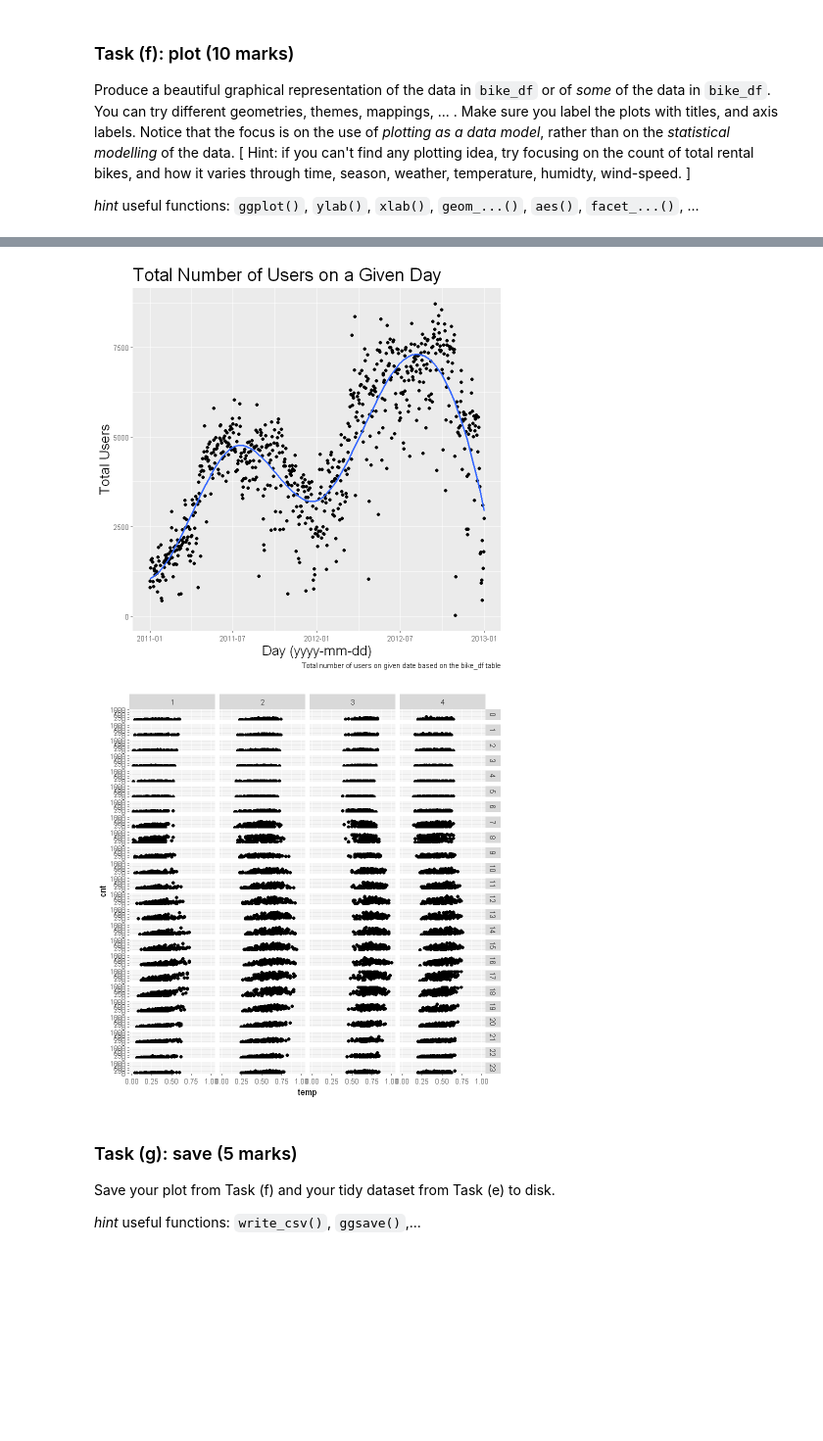
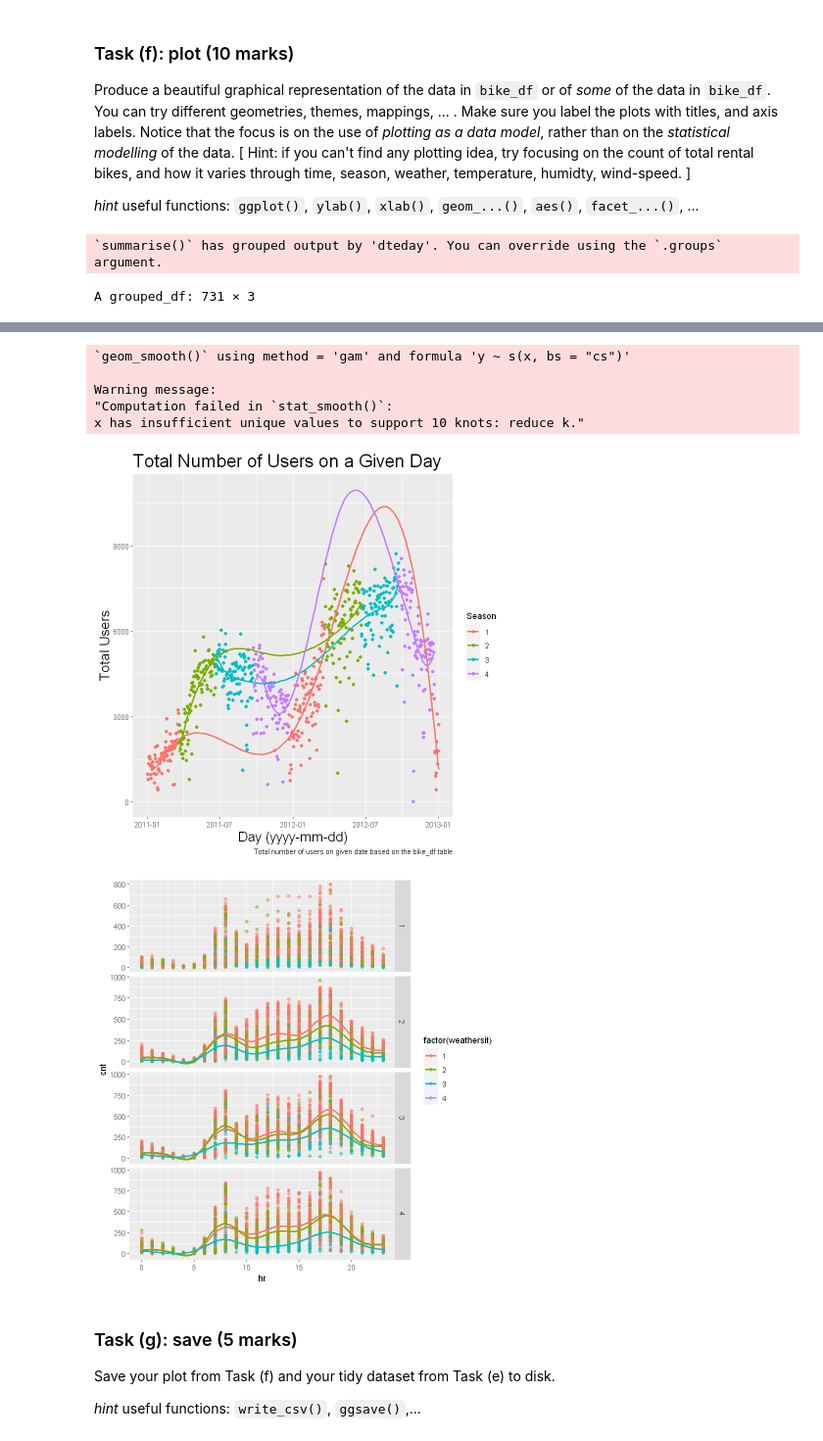
Before and after one commit to blackhakx/Data-Wrangling, a Jupyter notebook: DATA422_Assignment1_R.ipynb, the cells around one changed output, grey strips where cells are left out. Shown: that part at 98% size. Drawn from its saved outputs; the diff is of its cells as text; code cells hidden in the pictures; blank space fills up the shorter version.

```diff
--- a/DATA422_Assignment1_R.ipynb
+++ b/DATA422_Assignment1_R.ipynb
@@ -404,29 +404,40 @@ _hint_ useful functions: `ggplot()`, `ylab()`, `xlab()`, `geom_...()`, `aes()`,
 # %%
 #extract dteday column and create new total_users_day column with values of total users on each day
 gdate <- bike_df%>%
-    group_by(dteday)%>%
+    group_by(dteday,season)%>%
     summarise(total_users_day=sum(cnt))
 
-gdate$dteday <- as.Date(gdate$dteday) # change the dteday class to Date class
+# change the dteday class to Date class
+gdate$dteday <- as.Date(gdate$dteday)
 
+#preset ggplot graph with x = dteday, and y = total_users_day using gdate matrix
 date_cust_plot <- ggplot(gdate, aes(x = dteday,
-                            y = total_users_day
+                            y = total_users_day,
+                            color = factor(season)
                            ))
+gdate
 date_cust_plot +
-    geom_point() +
-    geom_smooth(method = lm, formula = y ~ splines::bs(x,6), se = F) +
+    geom_point() + #draw scatterplot
+    geom_smooth(method = lm, formula = y ~ splines::bs(x,6), se = F) + #draw a regression line
     labs(title = "Total Number of Users on a Given Day",
         x = "Day (yyyy-mm-dd)",
         y = "Total Users",
+        color = "Season",
         caption = "Total number of users on given date based on the bike_df table") +
     theme(plot.title = element_text(size = rel(2)),
          axis.title.y = element_text(size = rel(1.5)),
          axis.title.x = element_text(size = rel(1.5)))
 
 #using tidy_bike table to facet for season graph on number of users based on the temp
-temp_plot <- ggplot(tidy_bike, aes(x = temp, y = cnt))
+temp_plot <- ggplot(tidy_bike, aes(x = hr,
+                                   y = cnt,
+                                   color = factor(weathersit)))
 temp_plot +
-    geom_point() +
-    facet_grid(vars(hr), vars(season))
-    #facet_grid(rows = vars(season), column = vars(hr))
+    geom_point(alpha = 0.5) +
+    labs(titlecolor = "Season",
+    facet_grid(vars(weathersit), vars(season)) +
+    facet_grid(rows = vars(season), scales = "free") +
+    geom_smooth(se=F)
 # %% [output]
+`summarise()` has grouped output by 'dteday'. You can override using the `.groups` argument.
+A grouped_df: 731 × 3
@@ -433,5 +462,10 @@ temp_plot +
+`geom_smooth()` using method = 'gam' and formula 'y ~ s(x, bs = "cs")'
+
+Warning message:
+"Computation failed in `stat_smooth()`:
+x has insufficient unique values to support 10 knots: reduce k."
-[figure, old version]
+[figure, new version]
-[figure, old version]
+[figure, new version]
 # %% [markdown]
 ### Task (g): save (5 marks)
 
```
Also changed, not shown: parts of 1 cell of this notebook, 1 other file.
